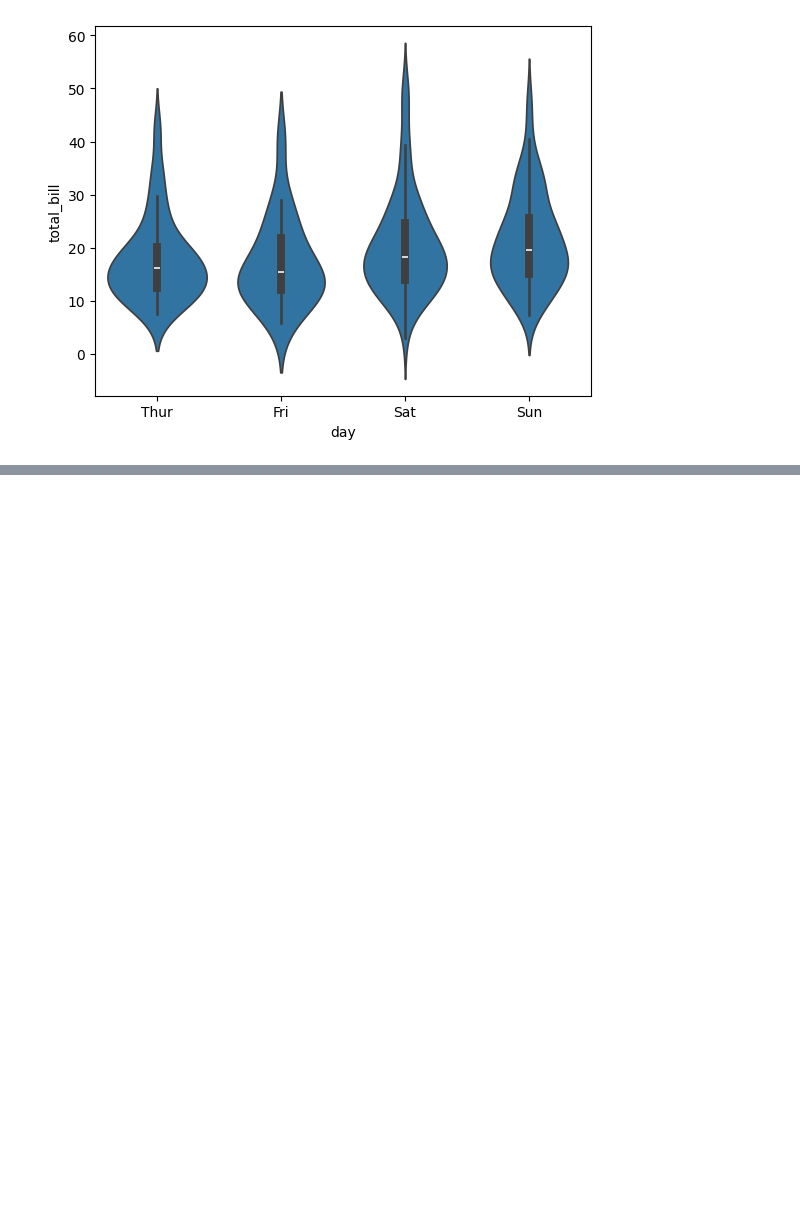
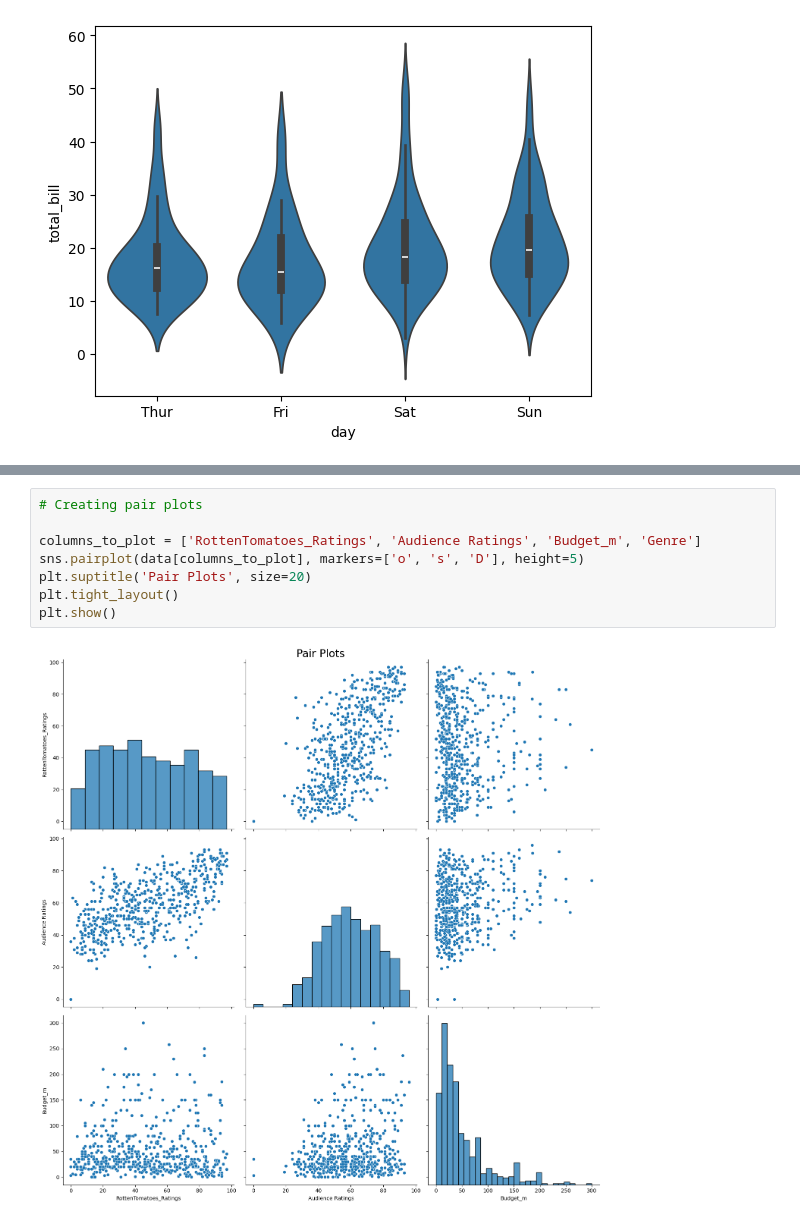
Before and after one commit to radtothebone/data-science-3401, a Jupyter notebook: Plot types 2.ipynb, the cells around one changed output, grey strips where cells are left out. Saved outputs shown, nothing was run; the diff lists cells and outputs as text; blank space fills up the shorter version.

```diff
--- a/Plot types 2.ipynb
+++ b/Plot types 2.ipynb
@@ -59,0 +99,10 @@ plt.show()
+# %%
+# Creating pair plots
+
+columns_to_plot = ['RottenTomatoes_Ratings', 'Audience Ratings', 'Budget_m', 'Genre']
+sns.pairplot(data[columns_to_plot], markers=['o', 's', 'D'], height=5)
+plt.suptitle('Pair Plots', size=20)
+plt.tight_layout()
+plt.show()
+# %% [output]
+[figure, added]
```
Also changed, not shown: parts of 6 cells of this notebook, 4 other files.
